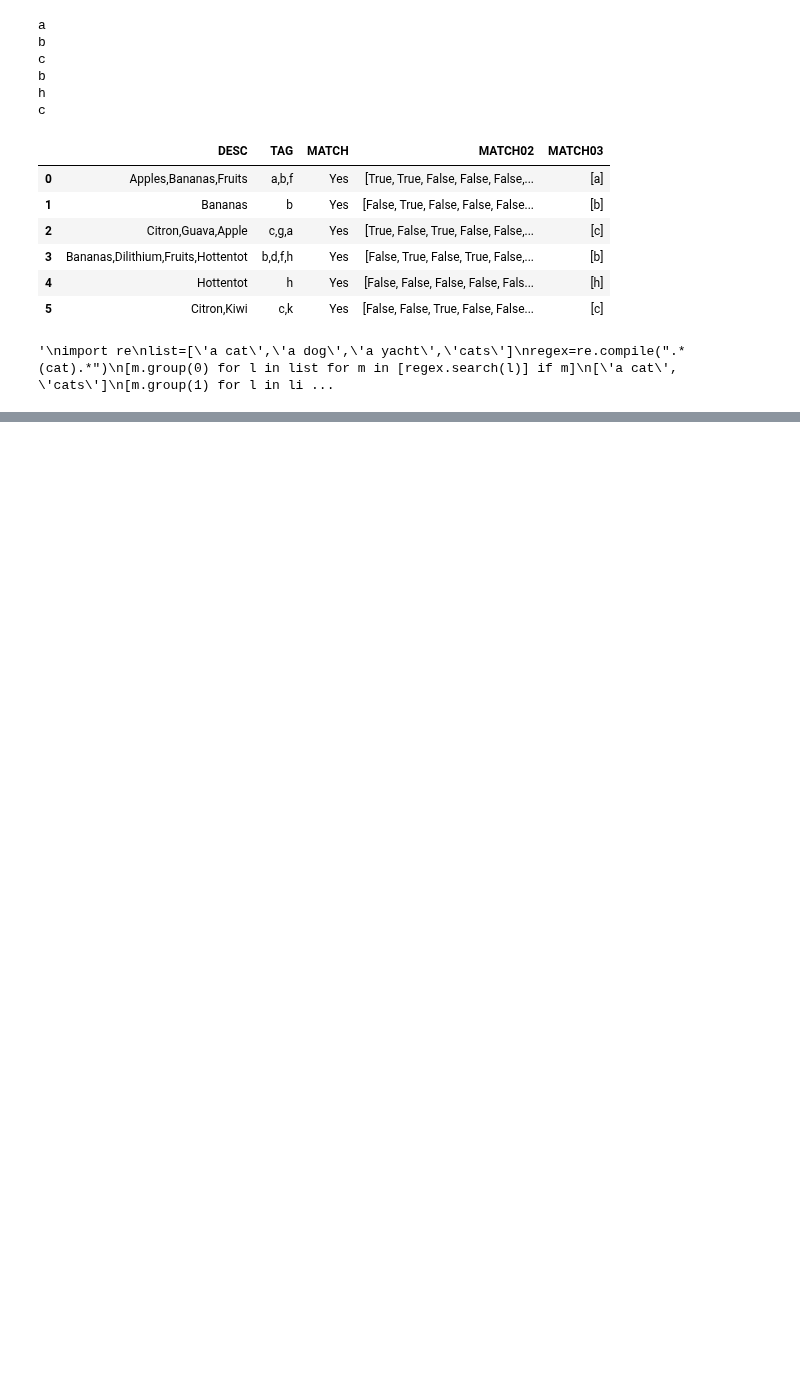
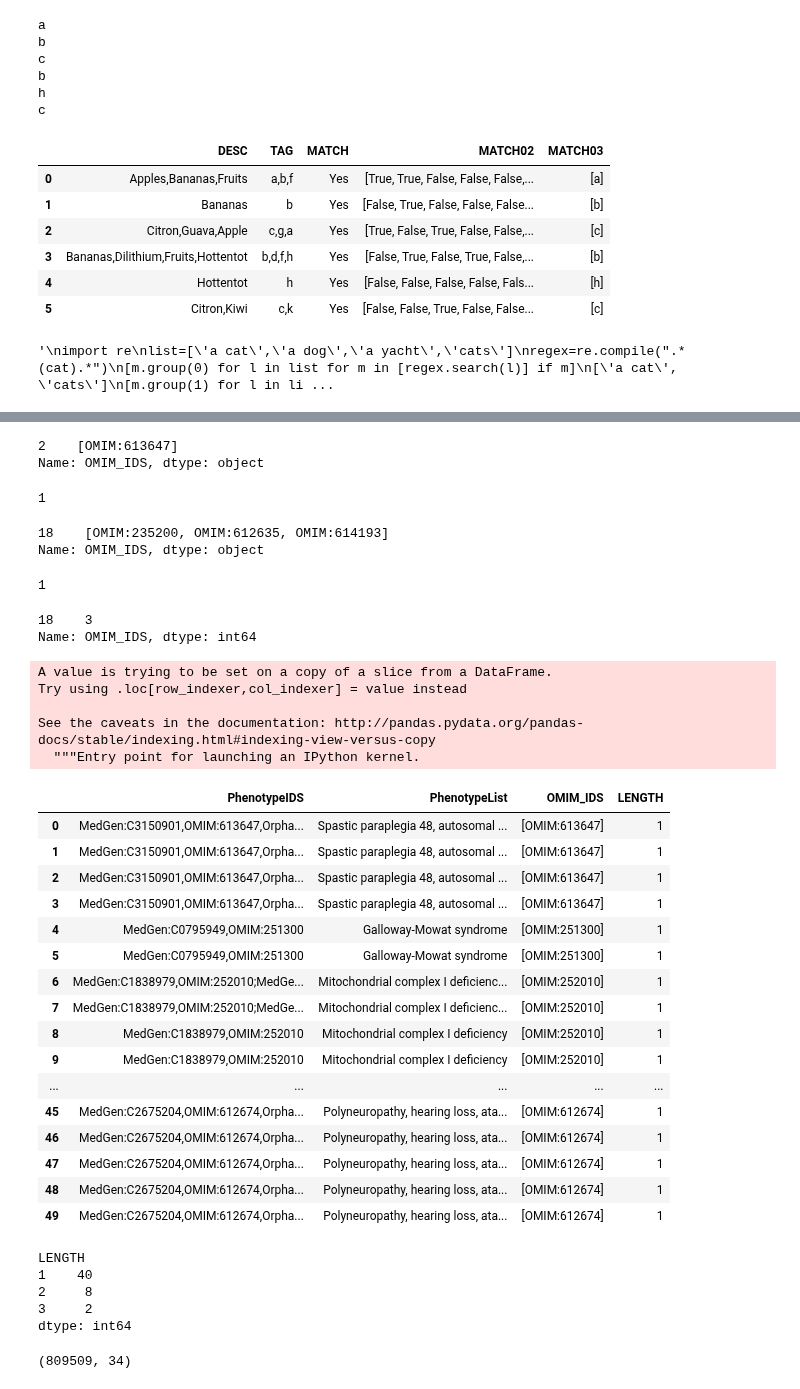
Before and after one commit to xthomas/dataviz, a Jupyter notebook: genomic_literacy/OMIM_02.ipynb, the cells around one changed output, grey strips where cells are left out. Saved outputs shown, nothing was run; the diff lists cells and outputs as text; code cells hidden in the pictures; blank space fills up the shorter version.

```diff
--- a/genomic_literacy/OMIM_02.ipynb
+++ b/genomic_literacy/OMIM_02.ipynb
@@ -182,0 +213,14 @@ first
+# %%
+# write the OMIM MATCHES TO ANEW COL
+def omim_matches (x):
+    # match everything before a semicolon
+    res = re.findall(r"(OMIM:\d{1,6})",x)
+    if res:
+        return res
+    else:
+        return ("na")
+# %%
+# Make a new column which shows the 'OMIM matches'
+clinvar_stub["OMIM_IDS"] = clinvar_stub.loc[:,"PhenotypeIDS"].apply(omim_matches)
+# %%
+results = clinvar_stub[['PhenotypeIDS','PhenotypeList','OMIM_IDS']]
@@ -182,0 +247,52 @@ first
+# %%
+results.iloc[2:3,2]
+# %% [output]
+2    [OMIM:613647]
+Name: OMIM_IDS, dtype: object
+# %%
+len(results.iloc[2:3,2])
+# %% [output]
+1
+# %%
+results.iloc[18:19,2]
+# %% [output]
+18    [OMIM:235200, OMIM:612635, OMIM:614193]
+Name: OMIM_IDS, dtype: object
+# %%
+len(results.iloc[18:19,2])
+# %% [output]
+1
+# %%
+# Find maximum length of OMIM IDS
+results.iloc[18:19,2].map(len)
+# %% [output]
+18    3
+Name: OMIM_IDS, dtype: int64
+# %%
+results["LENGTH"]=results["OMIM_IDS"].apply(lambda x: len(x))
+# %% [output]
+A value is trying to be set on a copy of a slice from a DataFrame.
+Try using .loc[row_indexer,col_indexer] = value instead
+
+See the caveats in the documentation: http://pandas.pydata.org/pandas-docs/stable/indexing.html#indexing-view-versus-copy
+  """Entry point for launching an IPython kernel.
+# %%
+results
+# %% [output]
+|  | PhenotypeIDS | PhenotypeList | OMIM_IDS | LENGTH |
+| 0 | MedGen:C3150901,OMIM:613647,Orpha... | Spastic paraplegia 48, autosomal ... | [OMIM:613647] | 1 |
+| 1 | MedGen:C3150901,OMIM:613647,Orpha... | Spastic paraplegia 48, autosomal ... | [OMIM:613647] | 1 |
+| 2 | MedGen:C3150901,OMIM:613647,Orpha... | Spastic paraplegia 48, autosomal ... | [OMIM:613647] | 1 |
+| 3 | MedGen:C3150901,OMIM:613647,Orpha... | Spastic paraplegia 48, autosomal ... | [OMIM:613647] | 1 |
+| 4 | MedGen:C0795949,OMIM:251300 | Galloway-Mowat syndrome | [OMIM:251300] | 1 |
+| 5 | MedGen:C0795949,OMIM:251300 | Galloway-Mowat syndrome | [OMIM:251300] | 1 |
+| 6 | MedGen:C1838979,OMIM:252010;MedGe... | Mitochondrial complex I deficienc... | [OMIM:252010] | 1 |
+| 7 | MedGen:C1838979,OMIM:252010;MedGe... | Mitochondrial complex I deficienc... | [OMIM:252010] | 1 |
+| 8 | MedGen:C1838979,OMIM:252010 | Mitochondrial complex I deficiency | [OMIM:252010] | 1 |
+| 9 | MedGen:C1838979,OMIM:252010 | Mitochondrial complex I deficiency | [OMIM:252010] | 1 |
+| ... | ... | ... | ... | ... |
+| 45 | MedGen:C2675204,OMIM:612674,Orpha... | Polyneuropathy, hearing loss, ata... | [OMIM:612674] | 1 |
+| 46 | MedGen:C2675204,OMIM:612674,Orpha... | Polyneuropathy, hearing loss, ata... | [OMIM:612674] | 1 |
+| 47 | MedGen:C2675204,OMIM:612674,Orpha... | Polyneuropathy, hearing loss, ata... | [OMIM:612674] | 1 |
+| 48 | MedGen:C2675204,OMIM:612674,Orpha... | Polyneuropathy, hearing loss, ata... | [OMIM:612674] | 1 |
+| 49 | MedGen:C2675204,OMIM:612674,Orpha... | Polyneuropathy, hearing loss, ata... | [OMIM:612674] | 1 |
@@ -182,0 +301,14 @@ first
+# %%
+# size the number of OMIM Tags
+omim_count.size()
+# %% [output]
+LENGTH
+1    40
+2     8
+3     2
+dtype: int64
+# %%
+clinvar = pd.read_csv(datadir + 'clinvar_multiple-diseases-listed.csv')
+clinvar.shape
+# %% [output]
+(809509, 34)
```
Also changed, not shown: parts of 34 cells of this notebook.
